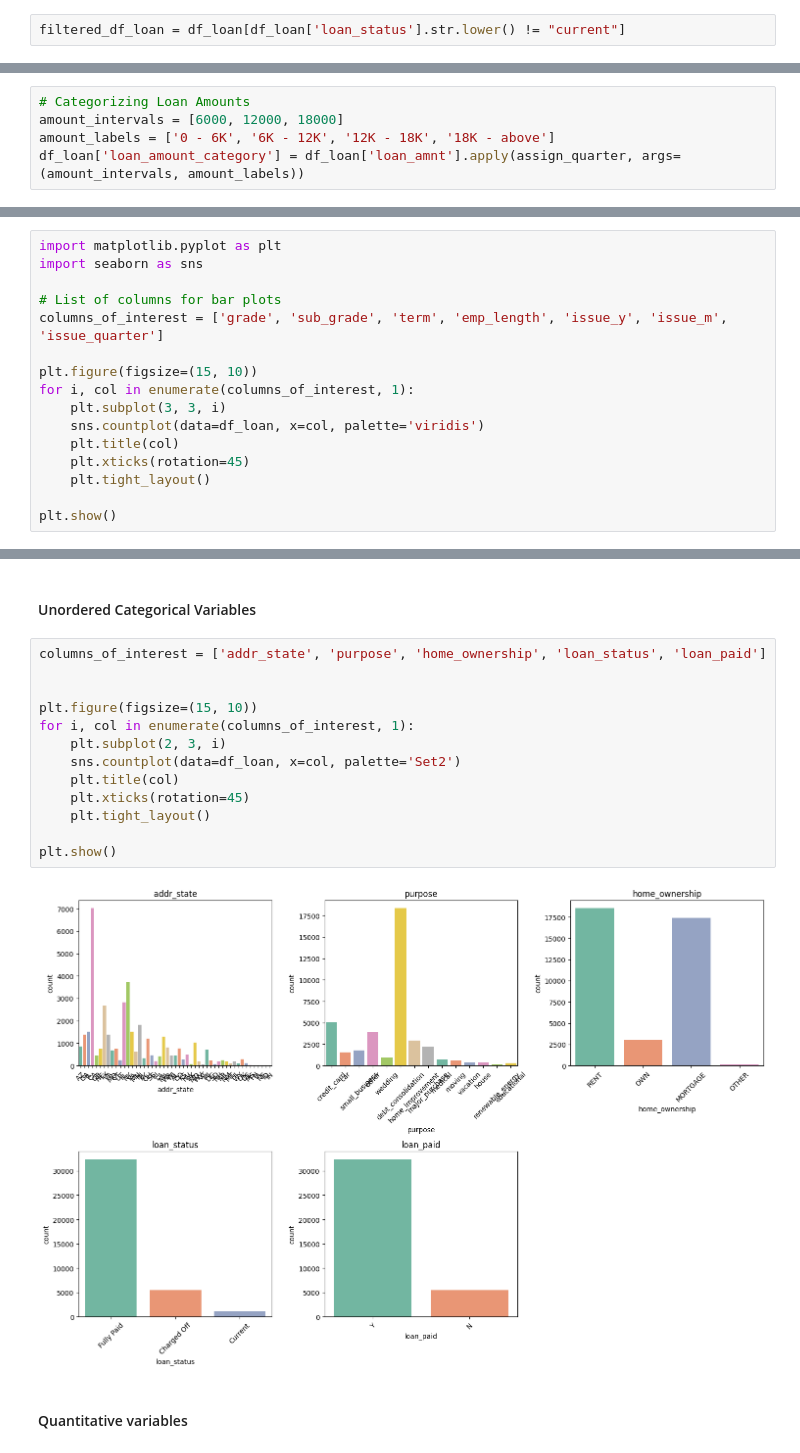
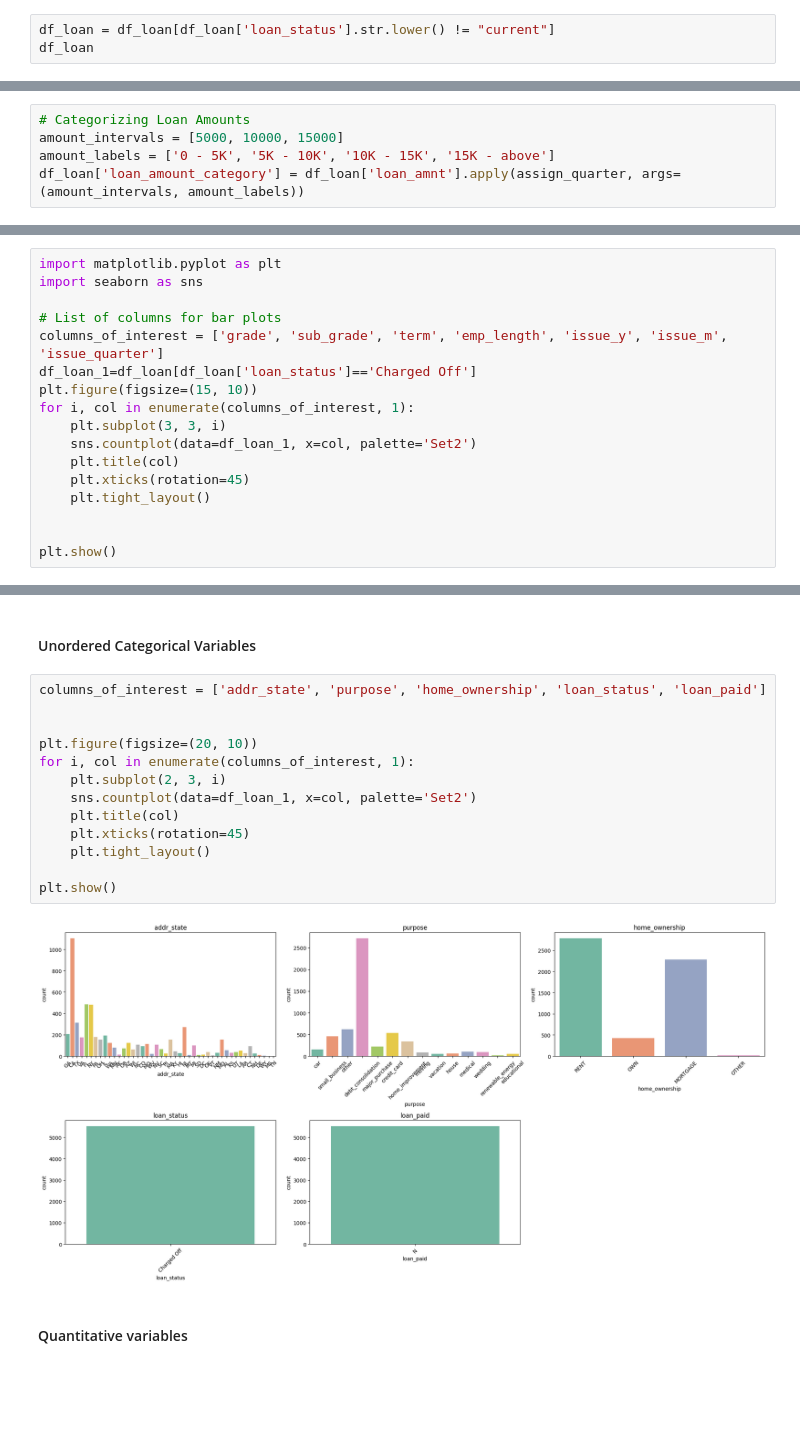
Before and after one commit to Mittin-Singh/LendingCaseStudy-, a Jupyter notebook: LendingClubCaseStudy.ipynb, the cells around one changed output, grey strips where cells are left out. Drawn from its saved outputs; the diff is of its cells as text; blank space fills up the shorter version.

```diff
--- a/LendingClubCaseStudy.ipynb
+++ b/LendingClubCaseStudy.ipynb
@@ -108,4 +108,5 @@ df_loan[df_loan.duplicated()]
 
 To exclude those records where the loan is still in progress, as they do not provide insights into whether the borrower is likely to default or not.
 # %%
-filtered_df_loan = df_loan[df_loan['loan_status'].str.lower() != "current"]
+df_loan = df_loan[df_loan['loan_status'].str.lower() != "current"]
+df_loan
@@ -459,8 +460,8 @@ df_loan['loan_paid'] = df_loan['loan_status'].map(loan_status_map)
 #### Creating different categories for loan amounts (loan_amount_category), interest rates (interest_rate_category), annual incomes (annual_income_category), funded amounts (funded_amount_category), and debt-to-income ratios (dti_category
 # %%
 # Categorizing Loan Amounts
-amount_intervals = [6000, 12000, 18000]
-amount_labels = ['0 - 6K', '6K - 12K', '12K - 18K', '18K - above']
+amount_intervals = [5000, 10000, 15000]
+amount_labels = ['0 - 5K', '5K - 10K', '10K - 15K', '15K - above']
 df_loan['loan_amount_category'] = df_loan['loan_amnt'].apply(assign_quarter, args=(amount_intervals, amount_labels))
 # %%
 df_loan[['loan_amnt', 'loan_amount_category']]
@@ -554,14 +555,15 @@ import seaborn as sns
 
 # List of columns for bar plots
 columns_of_interest = ['grade', 'sub_grade', 'term', 'emp_length', 'issue_y', 'issue_m', 'issue_quarter']
-
+df_loan_1=df_loan[df_loan['loan_status']=='Charged Off']
 plt.figure(figsize=(15, 10))
 for i, col in enumerate(columns_of_interest, 1):
     plt.subplot(3, 3, i)
-    sns.countplot(data=df_loan, x=col, palette='viridis')
+    sns.countplot(data=df_loan_1, x=col, palette='Set2')
     plt.title(col)
     plt.xticks(rotation=45)
     plt.tight_layout()
 
+
 plt.show()
 # %% [output]
@@ -571,18 +573,18 @@ plt.show()
 # %%
 columns_of_interest = ['addr_state', 'purpose', 'home_ownership', 'loan_status', 'loan_paid']
 
 
-plt.figure(figsize=(15, 10))
+plt.figure(figsize=(20, 10))
 for i, col in enumerate(columns_of_interest, 1):
     plt.subplot(2, 3, i)
-    sns.countplot(data=df_loan, x=col, palette='Set2')
+    sns.countplot(data=df_loan_1, x=col, palette='Set2')
     plt.title(col)
     plt.xticks(rotation=45)
     plt.tight_layout()
 
 plt.show()
 # %% [output]
-[figure, old version]
+[figure, new version]
 # %% [markdown]
 #### Quantitative variables
 # %%
```
Also changed, not shown: parts of 40 cells of this notebook.
